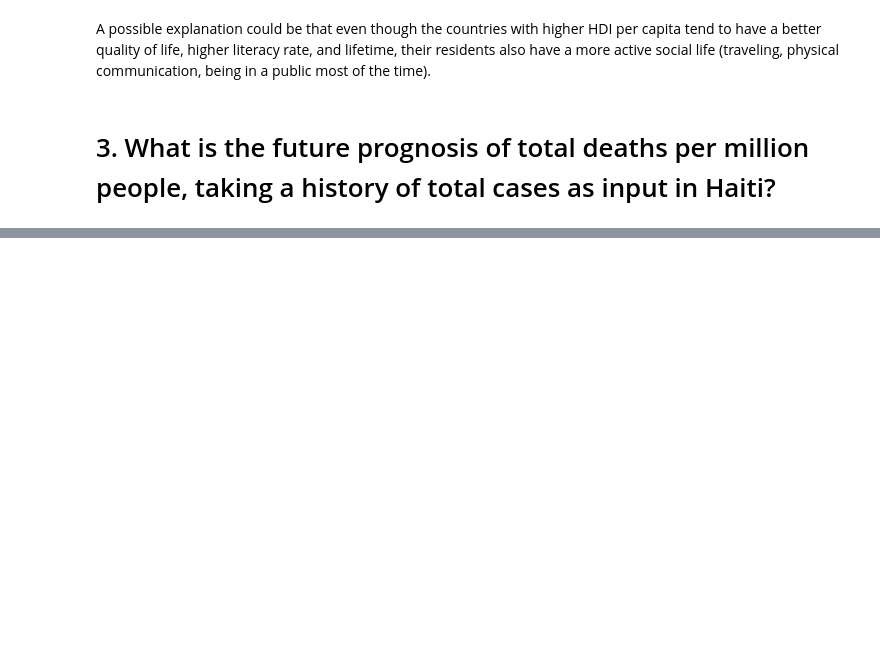
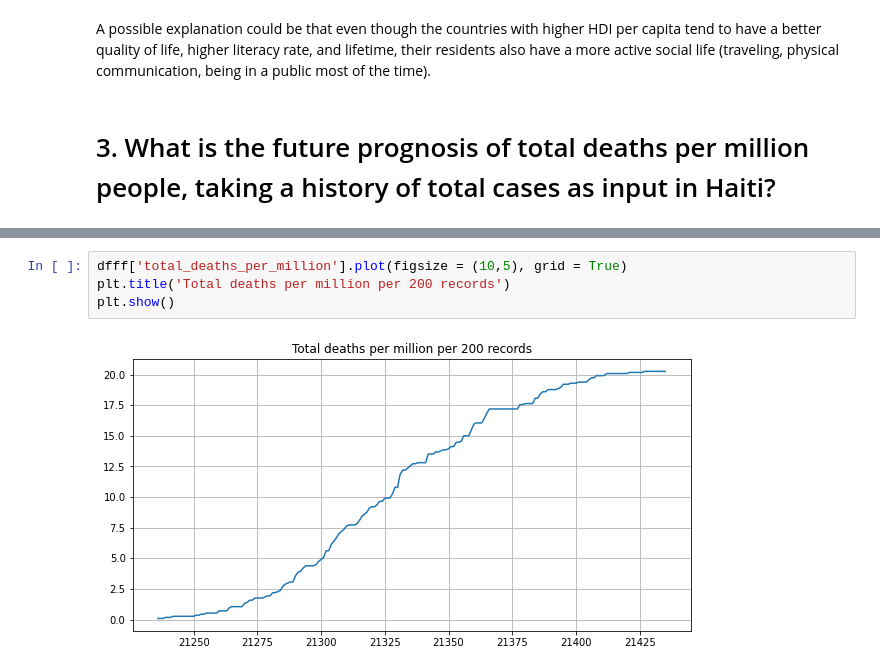
Before and after one commit to Viliuskerutis/AML, a Jupyter notebook: AML_MP1_Kerutis.ipynb, the cells around one changed output, grey strips where cells are left out. Saved outputs shown, nothing was run; the diff lists cells and outputs as text; blank space fills up the shorter version.

```diff
--- a/AML_MP1_Kerutis.ipynb
+++ b/AML_MP1_Kerutis.ipynb
@@ -242,0 +281,6 @@ A possible explanation could be that even though the countries with higher HDI p
+# %%
+dfff['total_deaths_per_million'].plot(figsize = (10,5), grid = True)
+plt.title('Total deaths per million per 200 records')
+plt.show()
+# %% [output]
+[figure, added]
```
Also changed, not shown: parts of 5 cells of this notebook.
